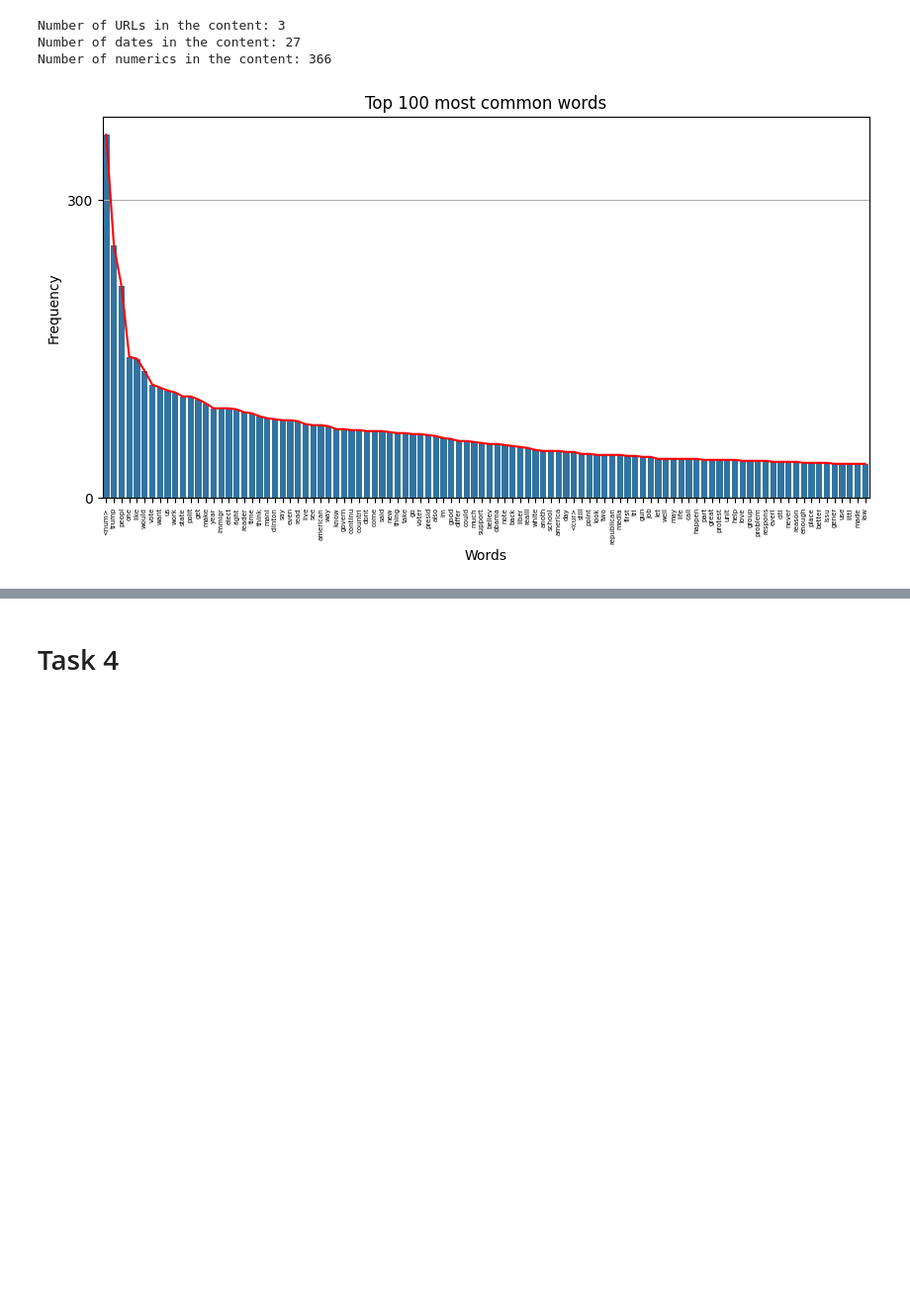
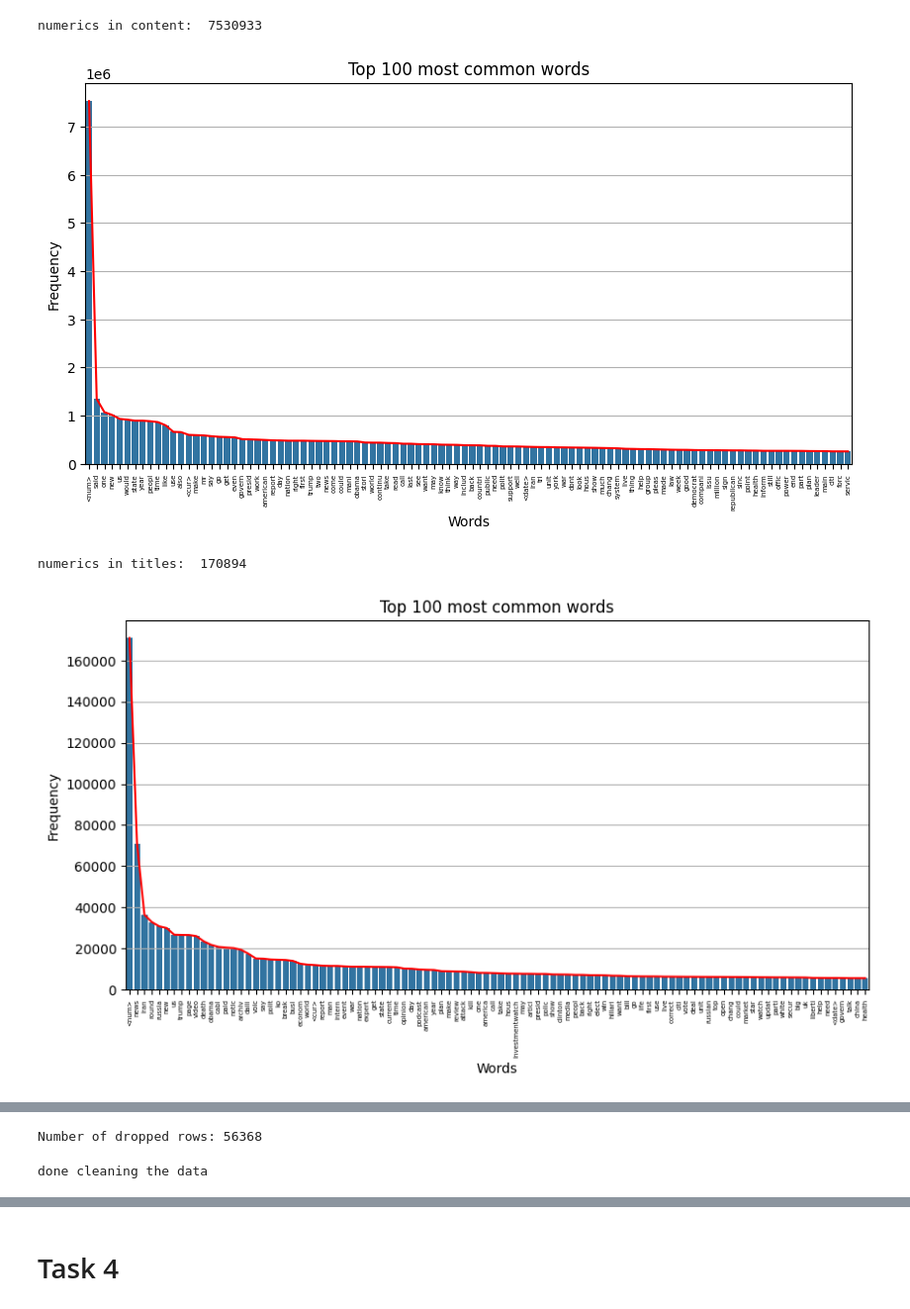
Before and after one commit to BogiSyderbo/FakeNewsProject, a Jupyter notebook: FakeNewsProject.ipynb, the cells around one changed output, grey strips where cells are left out. Shown at 99% size. Drawn from its saved outputs; the diff is of its cells as text; code cells hidden in the pictures; blank space fills up the shorter version.

```diff
--- a/FakeNewsProject.ipynb
+++ b/FakeNewsProject.ipynb
@@ -154,15 +183,15 @@ reduction rate of the vocabulary size: 1987 words
 import matplotlib.pyplot as plt
 import seaborn as sns
 # plot the frequency of the top n words
-def plot_freq(fq, top_n):
-  common_words = fq.most_common(top_n)
-  # convert the list of tuples to a dictionary
-  all_freq = dict(common_words)
-  # create a plot
-  # plot most be less than 2^16 pixels in each direction
+def plot_freq(counter, top_n):
+  common_words = counter.most_common(top_n)
+
+  all_freq = {}
+  for word, freq in common_words:
+    all_freq[word] = freq
+
   plt.figure(figsize = (top_n*0.1, 5))
   plt.xticks(rotation = 90,fontsize = 5)
-  plt.yticks(range(0, max(all_freq.values())+1, 300))
   sns.lineplot(x = list(all_freq.keys()), y = list(all_freq.values()), color = 'red')
   sns.barplot(x = list(all_freq.keys()), y = list(all_freq.values()))
   plt.title(f'Top {top_n} most common words')
@@ -171,3 +200,12 @@ def plot_freq(fq, top_n):
   plt.grid(axis = 'y')
   plt.show()
   return
+
+def plot_domain_with_type(df):
+  top_domains = df.domain.value_counts().head(20).index
+  df = df[df.domain.isin(top_domains)]
+  df = df.groupby(['domain', 'type']).size().unstack().fillna(0)
+
+  df.plot(kind='bar', stacked=True, figsize=(10,5), title='Domain distribution with types')
+  plt.show()
+  return
@@ -191,16 +211,0 @@ def plot_freq1(fq, top_n):
-# %%
-
-url_freq = vocab.get("<url>",0)
-date_freq = vocab.get("<date>",0)
-num_freq = vocab.get("<num>",0)
-print(f"Number of URLs in the content: {url_freq}")
-print(f"Number of dates in the content: {date_freq}")
-print(f"Number of numerics in the content: {num_freq}")
-
-plot_freq(vocab, 100)
-#plot_freq1(vocab, 100)
-# %% [output]
-Number of URLs in the content: 3
-Number of dates in the content: 27
-Number of numerics in the content: 366
-[figure, removed]
@@ -212,0 +212,21 @@ import pandas as pd
+# %%
+# top 100 most frequent words
+print("numerics in content: ", vocab_content["<num>"])
+plot_freq(vocab_content, 100)
+print("numerics in titles: ", vocab_title["<num>"])
+plot_freq(vocab_title, 100)
+
+# top 20 domains with their types
+plot_domain_with_type(dfcpy)
+
+# pie chart for the distribution of the types
+dfcpy.type.value_counts().plot.pie(autopct='%1.1f%%', figsize=(10,5), title='Types distribution')
+plt.show()
+
+# ammount of dropped rows
+print(f"Number of dropped rows: {df.shape[0] - dfcpy.shape[0]}")
+# %% [output]
+numerics in content:  7530933
+[figure, added]
+numerics in titles:  170894
+[figure, added]
@@ -212,0 +235,11 @@ import pandas as pd
+Number of dropped rows: 56368
+# %%
+dfcpy.content = dfcpy.content.apply(lambda x: ' '.join(x))
+dfcpy.title = dfcpy.title.apply(lambda x: ' '.join(x))
+dfcpy.to_csv('cleaned_news.csv', index=False)
+print("done cleaning the data")
+
+import ray
+ray.shutdown()
+# %% [output]
+done cleaning the data
```
Also changed, not shown: parts of 65 cells of this notebook.
